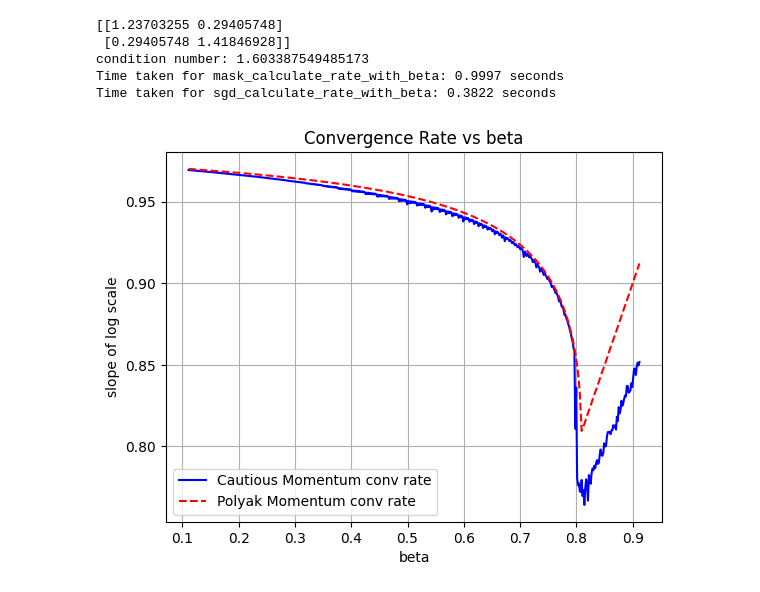
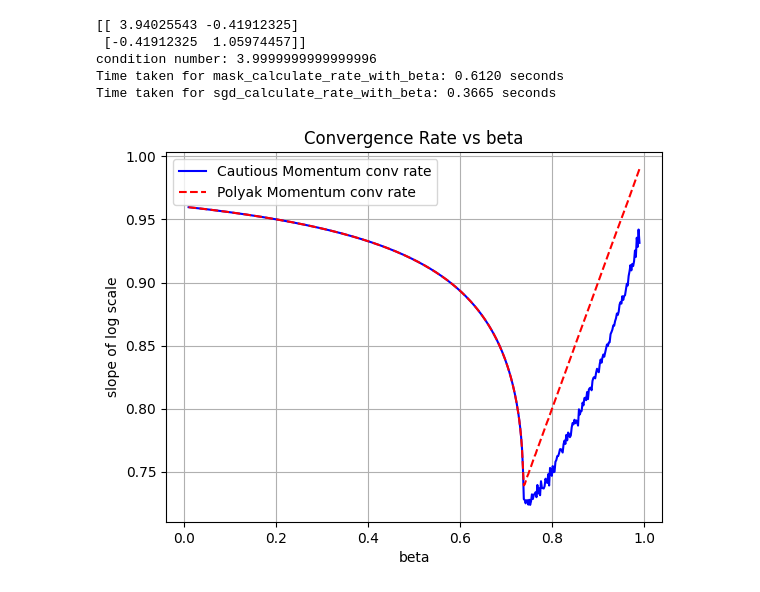
Before and after one commit to L-z-Chen/icml_rebuttal, a Jupyter notebook: rebuttal.ipynb, the cells around one changed output. Saved outputs shown, nothing was run; the diff lists cells and outputs as text; code cells hidden in the pictures.

```diff
--- a/rebuttal.ipynb
+++ b/rebuttal.ipynb
@@ -6,17 +6,21 @@ from numba import njit
 
 T = 500
 w0 = np.array([11.0, 10.0])
+k = np.random.randint(1, 10)
+# Create rotation matrix
+theta = np.random.randint(0, 2*np.pi)  # 45 degree rotation
+R = np.array([[np.cos(theta), -np.sin(theta)],
+              [np.sin(theta), np.cos(theta)]])
 
-
-lmd = np.random.randn(2,2)
-lmd = lmd @ lmd.T + 1e-6*np.eye(2)
+lmd = np.array([[k, 0], [0, 1]])
+lmd = R @ lmd @ R.T
 
 print(lmd)
 eigenvalues = np.linalg.eigvals(lmd)
-k =np.max(eigenvalues) / np.min(eigenvalues)
+k =np.max(np.abs(eigenvalues)) / np.min(np.abs(eigenvalues))
 print("condition number:", k)
 
-alpha = 0.01
+alpha = 0.02
 @njit
 def compute_slope(x, y):
     x_mean = np.mean(x)
@@ -56,7 +60,7 @@ def mask_calculate_rate_with_beta(beta):
 
 
         m = alpha * (lmd @ w) + beta * m
-        M = 0.5 * (np.sign(w) * np.sign(m) + 1)
+        M = 0.5 * (np.sign(lmd @ w) * np.sign(m) + 1)
         w = w - m * M
         Ww[t + 1] = np.log10(w.T @ lmd @ w)
 
@@ -65,37 +69,37 @@ def mask_calculate_rate_with_beta(beta):
     y = Ww
     k = compute_slope(x, y)
     return 10**k
 
 # Generate beta values
 # betas = np.linspace(1.111, 1.112, 5000)
-betas = np.linspace(.111, .912, 500)
+betas = np.linspace(.01, .99, 500)
 # Measure time for mask_calculate_rate_with_beta
 start_time = time.time()
 mask_rates_beta = np.array([mask_calculate_rate_with_beta(b) for b in betas])
 mask_time = time.time() - start_time
 
 # Measure time for sgd_calculate_rate_with_beta
 start_time = time.time()
 sgd_rates_beta = np.array([sgd_calculate_rate_with_beta(b) for b in betas])
 sgd_time = time.time() - start_time
 
 # Output timing results
 print(f"Time taken for mask_calculate_rate_with_beta: {mask_time:.4f} seconds")
 print(f"Time taken for sgd_calculate_rate_with_beta: {sgd_time:.4f} seconds")
 
 # Plot rates vs beta
 plt.plot(betas, mask_rates_beta, color='blue', label='Cautious Momentum conv rate')
 plt.plot(betas, sgd_rates_beta, color='red', label='Polyak Momentum conv rate', linestyle='--')
 plt.xlabel('beta')
 plt.ylabel('slope of log scale')
 plt.title('Convergence Rate vs beta')
 plt.grid()
 plt.legend()
 plt.show()
 # %% [output]
-[[1.23703255 0.29405748]
- [0.29405748 1.41846928]]
-condition number: 1.603387549485173
-Time taken for mask_calculate_rate_with_beta: 0.9997 seconds
-Time taken for sgd_calculate_rate_with_beta: 0.3822 seconds
+[[ 3.94025543 -0.41912325]
+ [-0.41912325  1.05974457]]
+condition number: 3.9999999999999996
+Time taken for mask_calculate_rate_with_beta: 0.6120 seconds
+Time taken for sgd_calculate_rate_with_beta: 0.3665 seconds
-[figure, old version]
+[figure, new version]
```
